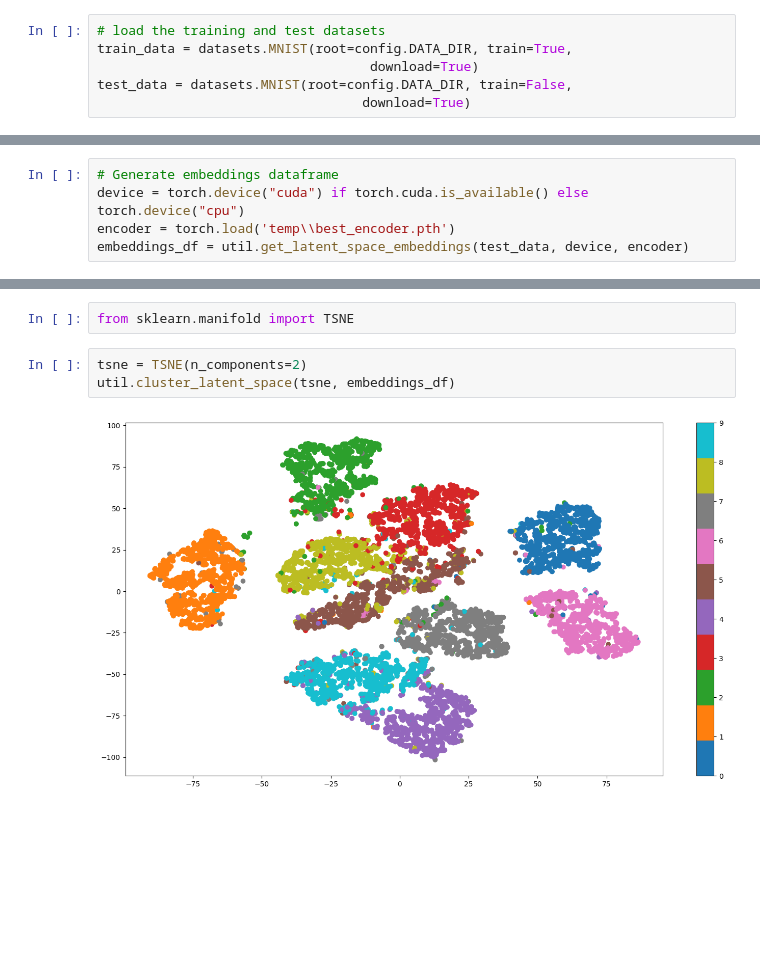
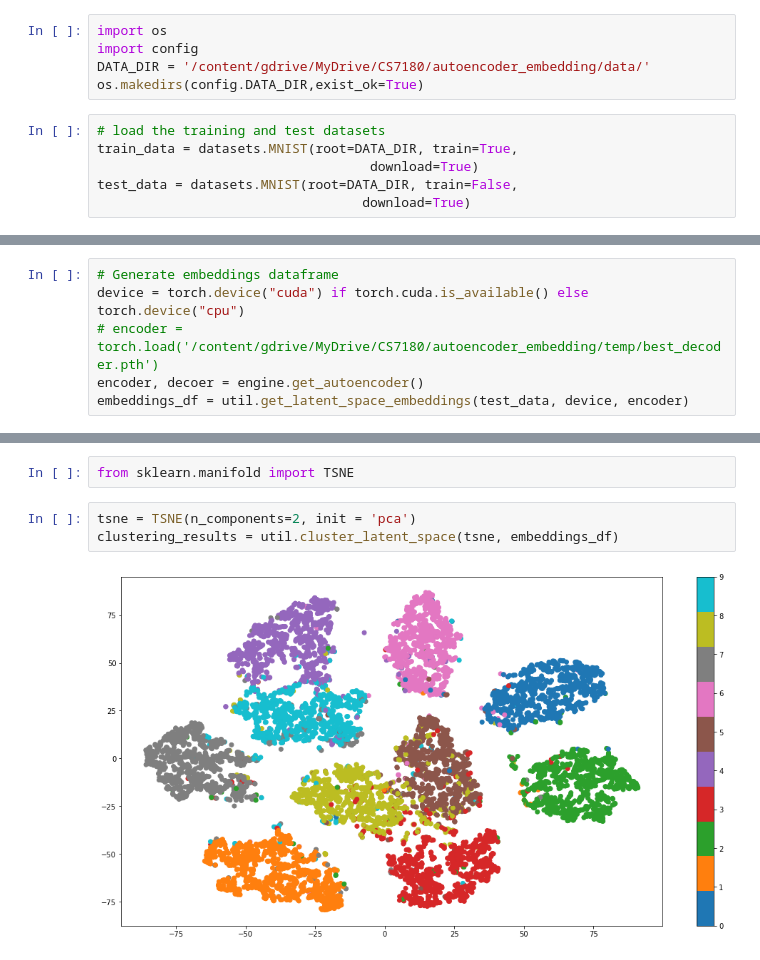
Before and after one commit to gourav10/autoencoder_embedding, a Jupyter notebook: mnist_autoencoder.ipynb, the cells around one changed output, grey strips where cells are left out. Saved outputs shown, nothing was run; the diff lists cells and outputs as text; blank space fills up the shorter version.

```diff
--- a/mnist_autoencoder.ipynb
+++ b/mnist_autoencoder.ipynb
@@ -25,8 +44,13 @@ from torch.utils.data import DataLoader,random_split
+# %%
+import os
+import config
+DATA_DIR = '/content/gdrive/MyDrive/CS7180/autoencoder_embedding/data/'
+os.makedirs(config.DATA_DIR,exist_ok=True)
 # %%
 # load the training and test datasets
-train_data = datasets.MNIST(root=config.DATA_DIR, train=True,
+train_data = datasets.MNIST(root=DATA_DIR, train=True,
                                    download=True)
-test_data = datasets.MNIST(root=config.DATA_DIR, train=False,
+test_data = datasets.MNIST(root=DATA_DIR, train=False,
                                   download=True)
 # %%
 # prepare data loaders
@@ -144,7 +223,8 @@ import embedding_util as util
 # %%
 # Generate embeddings dataframe
 device = torch.device("cuda") if torch.cuda.is_available() else torch.device("cpu")
-encoder = torch.load('temp\\best_encoder.pth')
+# encoder = torch.load('/content/gdrive/MyDrive/CS7180/autoencoder_embedding/temp/best_decoder.pth')
+encoder, decoer = engine.get_autoencoder()
 embeddings_df = util.get_latent_space_embeddings(test_data, device, encoder)
 # %%
 embeddings_df
@@ -186,7 +266,7 @@ util.visualize_embeddings_2D(embeddings_df['Enc. Variable 0'], embeddings_df['En
 # %%
 from sklearn.manifold import TSNE
 # %%
-tsne = TSNE(n_components=2)
-util.cluster_latent_space(tsne, embeddings_df)
+tsne = TSNE(n_components=2, init = 'pca')
+clustering_results = util.cluster_latent_space(tsne, embeddings_df)
 # %% [output]
-[figure, old version]
+[figure, new version]
```
Also changed, not shown: parts of 73 cells of this notebook.
